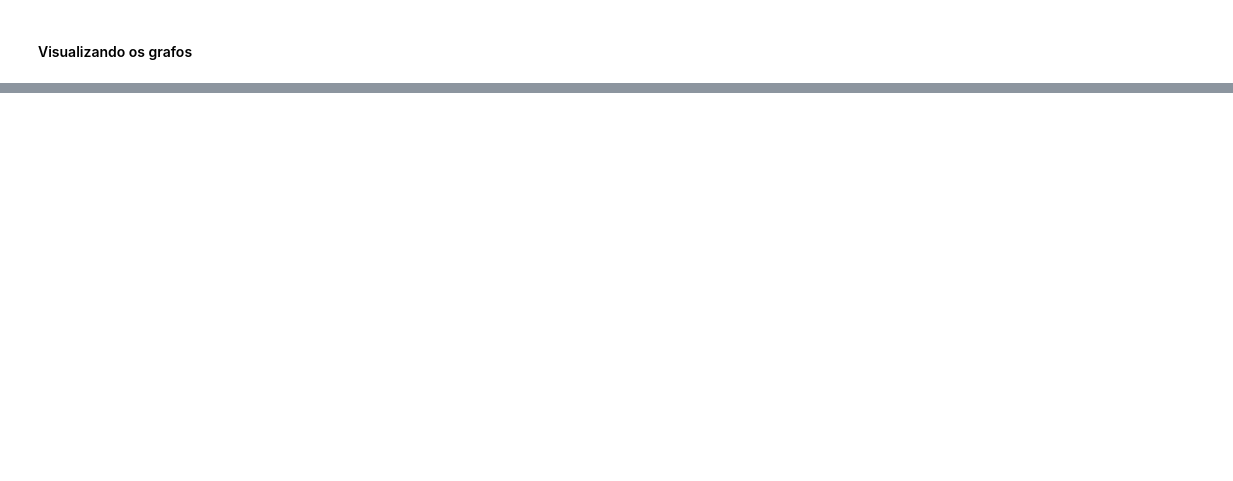
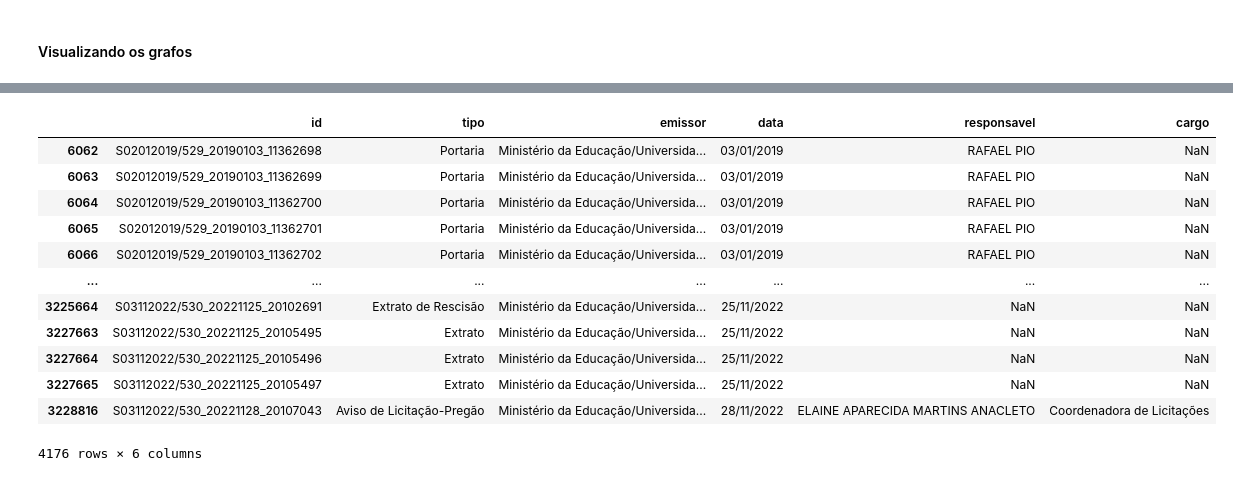
Before and after one commit to drausio/tcc_dsa_usp_esalq, a Jupyter notebook: resultados-preliminares/04_ConstrucaoDosGrafos.ipynb, the cells around one changed output, grey strips where cells are left out. Drawn from its saved outputs; the diff is of its cells as text; code cells hidden in the pictures; blank space fills up the shorter version.

```diff
--- a/resultados-preliminares/04_ConstrucaoDosGrafos.ipynb
+++ b/resultados-preliminares/04_ConstrucaoDosGrafos.ipynb
@@ -324,0 +355,19 @@ IGRAPH DN-- 7 6 -- Unidades Organizacionais da Administração Pública - 2022
+# %%
+df_filtro = big_frame[big_frame["emissor"].str.contains('Ministério da Educação')]
+df_filtro = df_filtro[df_filtro["emissor"].str.contains('Universidade')]
+df_filtro = df_filtro[df_filtro["emissor"].str.contains('Lavras')]
+df_filtro
+# %% [output]
+|  | id | tipo | emissor | data | responsavel | cargo |
+| 6062 | S02012019/529_20190103_11362698 | Portaria | Ministério da Educação/Universida... | 03/01/2019 | RAFAEL PIO | NaN |
+| 6063 | S02012019/529_20190103_11362699 | Portaria | Ministério da Educação/Universida... | 03/01/2019 | RAFAEL PIO | NaN |
+| 6064 | S02012019/529_20190103_11362700 | Portaria | Ministério da Educação/Universida... | 03/01/2019 | RAFAEL PIO | NaN |
+| 6065 | S02012019/529_20190103_11362701 | Portaria | Ministério da Educação/Universida... | 03/01/2019 | RAFAEL PIO | NaN |
+| 6066 | S02012019/529_20190103_11362702 | Portaria | Ministério da Educação/Universida... | 03/01/2019 | RAFAEL PIO | NaN |
+| ... | ... | ... | ... | ... | ... | ... |
+| 3225664 | S03112022/530_20221125_20102691 | Extrato de Rescisão | Ministério da Educação/Universida... | 25/11/2022 | NaN | NaN |
+| 3227663 | S03112022/530_20221125_20105495 | Extrato | Ministério da Educação/Universida... | 25/11/2022 | NaN | NaN |
+| 3227664 | S03112022/530_20221125_20105496 | Extrato | Ministério da Educação/Universida... | 25/11/2022 | NaN | NaN |
+| 3227665 | S03112022/530_20221125_20105497 | Extrato | Ministério da Educação/Universida... | 25/11/2022 | NaN | NaN |
+| 3228816 | S03112022/530_20221128_20107043 | Aviso de Licitação-Pregão | Ministério da Educação/Universida... | 28/11/2022 | ELAINE APARECIDA MARTINS ANACLETO | Coordenadora de Licitações |
+4176 rows × 6 columns
```
Also changed, not shown: parts of 13 cells of this notebook, 15 other files.
